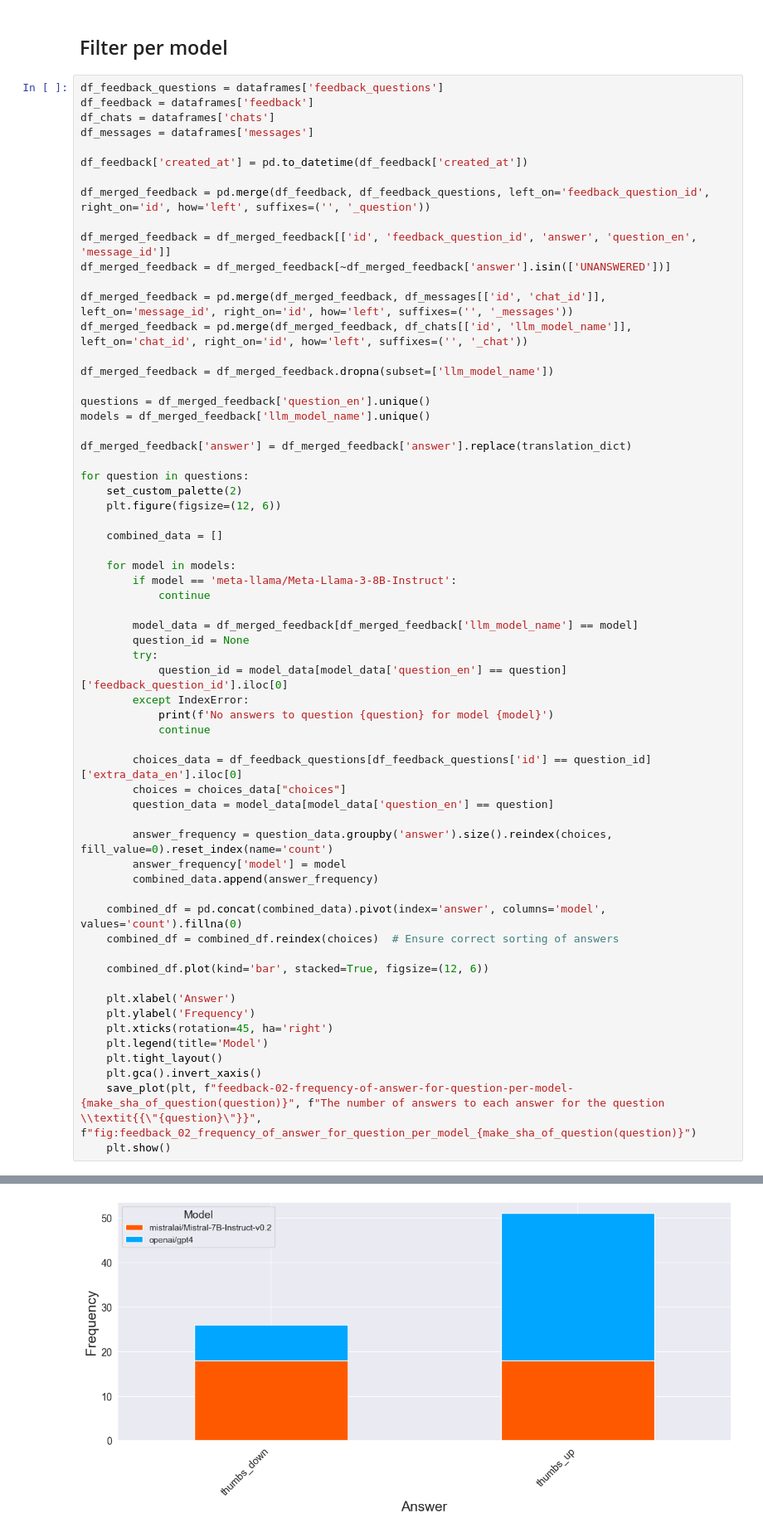
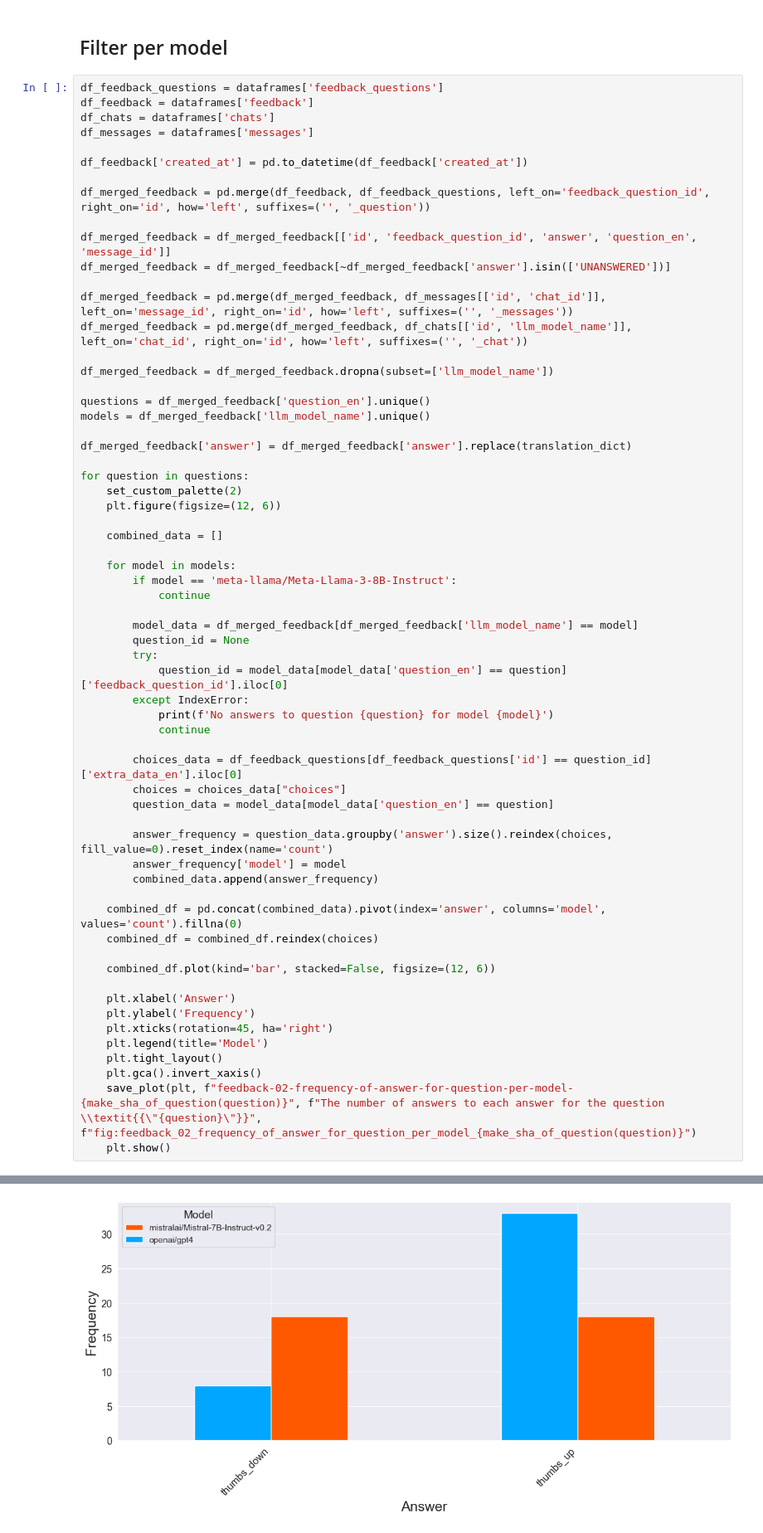
Before and after one commit to nattvara/DA231X, a Jupyter notebook: results/notebooks/feedback.ipynb, the cells around one changed output, grey strips where cells are left out. Shown at 83% size. Drawn from its saved outputs; the diff is of its cells as text.

Commit message:
update bar charts comparing models to not be stacked

```diff
--- a/results/notebooks/feedback.ipynb
+++ b/results/notebooks/feedback.ipynb
@@ -212,35 +212,35 @@ for question in questions:
         model_data = df_merged_feedback[df_merged_feedback['llm_model_name'] == model]
         question_id = None
         try:
             question_id = model_data[model_data['question_en'] == question]['feedback_question_id'].iloc[0]
         except IndexError:
             print(f'No answers to question {question} for model {model}')
             continue
 
         choices_data = df_feedback_questions[df_feedback_questions['id'] == question_id]['extra_data_en'].iloc[0]
         choices = choices_data["choices"]
         question_data = model_data[model_data['question_en'] == question]
 
         answer_frequency = question_data.groupby('answer').size().reindex(choices, fill_value=0).reset_index(name='count')
         answer_frequency['model'] = model
         combined_data.append(answer_frequency)
 
     combined_df = pd.concat(combined_data).pivot(index='answer', columns='model', values='count').fillna(0)
-    combined_df = combined_df.reindex(choices)  # Ensure correct sorting of answers
+    combined_df = combined_df.reindex(choices)
 
-    combined_df.plot(kind='bar', stacked=True, figsize=(12, 6))
+    combined_df.plot(kind='bar', stacked=False, figsize=(12, 6))
 
     plt.xlabel('Answer')
     plt.ylabel('Frequency')
     plt.xticks(rotation=45, ha='right')
     plt.legend(title='Model')
     plt.tight_layout()
     plt.gca().invert_xaxis()
     save_plot(plt, f"feedback-02-frequency-of-answer-for-question-per-model-{make_sha_of_question(question)}", f"The number of answers to each answer for the question \\textit{{\"{question}\"}}", f"fig:feedback_02_frequency_of_answer_for_question_per_model_{make_sha_of_question(question)}")
     plt.show()
 # %% [output]
 Saved plot to feedback-02-frequency-of-answer-for-question-per-model-2e09fd
 <Figure size 1200x600 with 0 Axes>
-[figure, old version]
+[figure, new version]
 Saved plot to feedback-02-frequency-of-answer-for-question-per-model-cbfea1
 <Figure size 1200x600 with 0 Axes>
```
Also changed, not shown: parts of 1 cell of this notebook, 4 other files.
